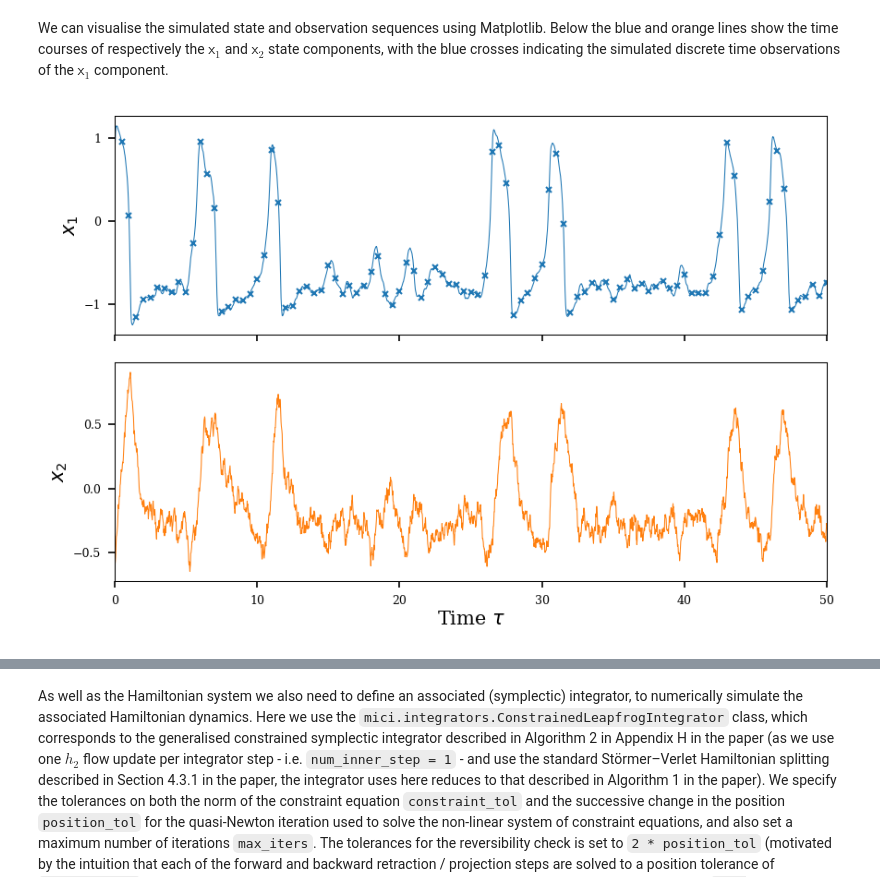
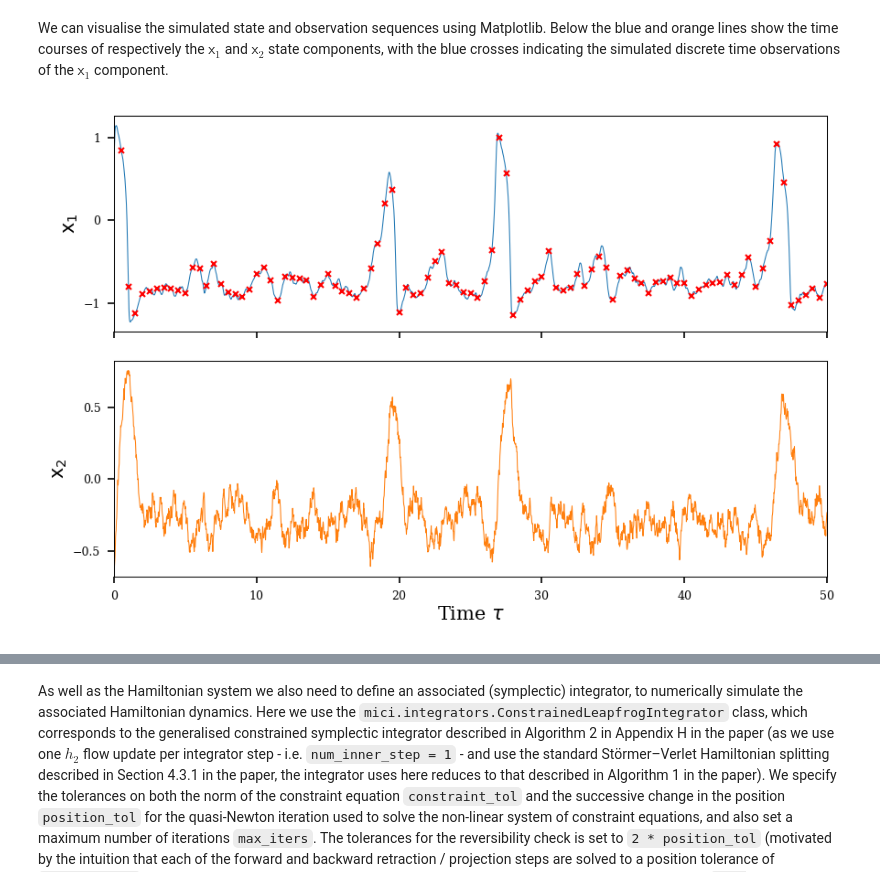
Before and after one commit to thiery-lab/manifold-mcmc-for-diffusions, a Jupyter notebook: FitzHugh-Nagumo_example.ipynb, the cells around one changed output, grey strips where cells are left out. Drawn from its saved outputs; the diff is of its cells as text; code cells hidden in the pictures.

```diff
--- a/FitzHugh-Nagumo_example.ipynb
+++ b/FitzHugh-Nagumo_example.ipynb
@@ -194,33 +188,29 @@ A function to sample from the overall generative model given a latent input vect
 # %%
-def generate_from_model(
-        q, delta, dim_state, num_param, dim_noise, num_steps_per_obs):
+def generate_from_model(q, δ, dim_x, dim_z, dim_v, num_steps_per_obs):
     """Generate parameters and state + obs. sequences from model given q."""
-    u, v_0, v_r = np.split(q, (num_param, num_param + dim_state))
-    params = generate_params(u)
-    x_init = generate_init_state(v_0, params)
-    v_seq = np.reshape(v_r, (-1, dim_noise))
+    u, v_0, v_r = jnp.split(q, (dim_z, dim_z + dim_x))
+    z = generate_z(u)
+    x_0 = generate_x_0(v_0, z)
+    v_seq = jnp.reshape(v_r, (-1, dim_v))
 
     # Define integrator step function to scan:
     #   first argument is carried-forward state,
     #   second argument is input from scanned sequence.
     def step_func(x, v):
-        x_n = forward_op_func(x, v, delta, **params)
+        x_n = forward_func(x, v, δ, z)
         # Scan expects to return a tuple with the first element the carry-forward state
         # and second element a slice of the output sequence (here also the state)
         return x_n, x_n
 
     # Scan step_func over the noise sequence v_seq initialising carry-forward with x_init
-    _, x_seq = lax.scan(step_func, x_init, v_seq)
+    _, x_seq = lax.scan(step_func, x_0, v_seq)
     y_seq = obs_func(x_seq[num_steps_per_obs-1::num_steps_per_obs])
-    return x_seq, y_seq, params, x_init
+    return x_seq, y_seq, z, x_0
 # %% [markdown]
 ## Generate simulated observed data
 # %% [markdown]
 In order to allow us to illustrate performing inference with the model, we first generate simulated observed data from the model itself, with the aim of then inferring the posterior distribution on the 'unknown' latent state given the simulated observations. We use $\mathtt{T} = 100$ observation times with interobservation interval $\Delta = 0.5$ and $\mathtt{S} = 25$ integrator steps per interobservation interval ($\delta = 0.02$) giving us an overall latent dimension of $\mathtt{Q} = 5006$ (we instead use $\mathtt{T} = 20$ and $\mathtt{S} = 10$ if running on Binder to reduce the CPU demand with then $\mathtt{Q} = 406$).
 # %%
-num_param = len(z)
-dim_state = len(x)
-dim_noise = len(v)
 obs_interval = 0.5
 if not ON_BINDER:
     num_obs = 100
@@ -229,8 +219,8 @@ else:
     num_obs = 20
     num_steps_per_obs = 10
 num_steps = num_obs * num_steps_per_obs
-dim_q = num_param + dim_state + num_obs * num_steps_per_obs * dim_noise
-delta = obs_interval / num_steps_per_obs
+dim_q = dim_z + dim_x + num_obs * num_steps_per_obs * dim_v
+δ = obs_interval / num_steps_per_obs
 # %% [markdown]
 We seed a NumPy `RandomState` pseudo-random number generator object and use it to generate a latent input vector $\mathsf{q}$ from its standard normal prior.
 # %%
@@ -240,26 +230,25 @@ q_ref = rng.standard_normal(size=dim_q)
 # %% [markdown]
 Using the previously defined `generate_from_model` function we now generate simulated state and observation sequences, parameters and the initial state from the model given the just generated latent input vector.
 # %%
-x_seq_ref, y_seq_ref, params_ref, x_init_ref = generate_from_model(
-    q_ref, delta, dim_state, num_param, dim_noise, num_steps_per_obs)
+x_seq_ref, y_seq_ref, z_ref, x_0_ref = generate_from_model(q_ref, δ, dim_x, dim_z, dim_v, num_steps_per_obs)
 # %% [markdown]
 We can visualise the simulated state and observation sequences using Matplotlib. Below the blue and orange lines show the time courses of respectively the $\mathsf{x}_1$ and $\mathsf{x}_2$ state components, with the blue crosses indicating the simulated discrete time observations of the $\mathsf{x}_1$ component.
 # %%
 with plt.style.context(plot_style):
     fig, axes = plt.subplots(2, sharex=True, figsize=(6, 4), dpi=150)
-    t_seq = (1 + np.arange(num_steps)) * (num_obs) * obs_interval / num_steps
-    obs_indices = (1 + np.arange(num_obs)) * num_steps_per_obs - 1
-    axes[0].plot(t_seq, x_seq_ref[:, 0], color='C0')
-    axes[1].plot(t_seq, x_seq_ref[:, 1], color='C1')
-    axes[0].plot(t_seq[obs_indices], y_seq_ref[:, 0], 'x', ms=3, color='C0')
-    axes[0].set_ylabel('$x_1$')
-    axes[1].set_ylabel('$x_2$')
+    t_seq = (1 + onp.arange(num_steps)) * (num_obs) * obs_interval / num_steps
+    obs_indices = (1 + onp.arange(num_obs)) * num_steps_per_obs - 1
+    axes[0].plot(t_seq, x_seq_ref[:, 0], lw=0.5, color='C0')
+    axes[1].plot(t_seq, x_seq_ref[:, 1], lw=0.5, color='C1')
+    axes[0].plot(t_seq[obs_indices], y_seq_ref[:, 0], 'x', ms=3, color='red')
+    axes[0].set_ylabel(r'$\mathsf{x}_1$')
+    axes[1].set_ylabel(r'$\mathsf{x}_2$')
     for ax in axes:
         ax.set_xlim(0, num_obs * obs_interval)
     _ = axes[1].set_xlabel('Time $\\tau$')
     fig.tight_layout()
 # %% [output]
-[figure, old version]
+[figure, new version]
 # %% [markdown]
 ## Manifold Markov chain Monte Carlo approximate inference using *Mici*
 
```
Also changed, not shown: parts of 26 cells of this notebook, 4 other files.
